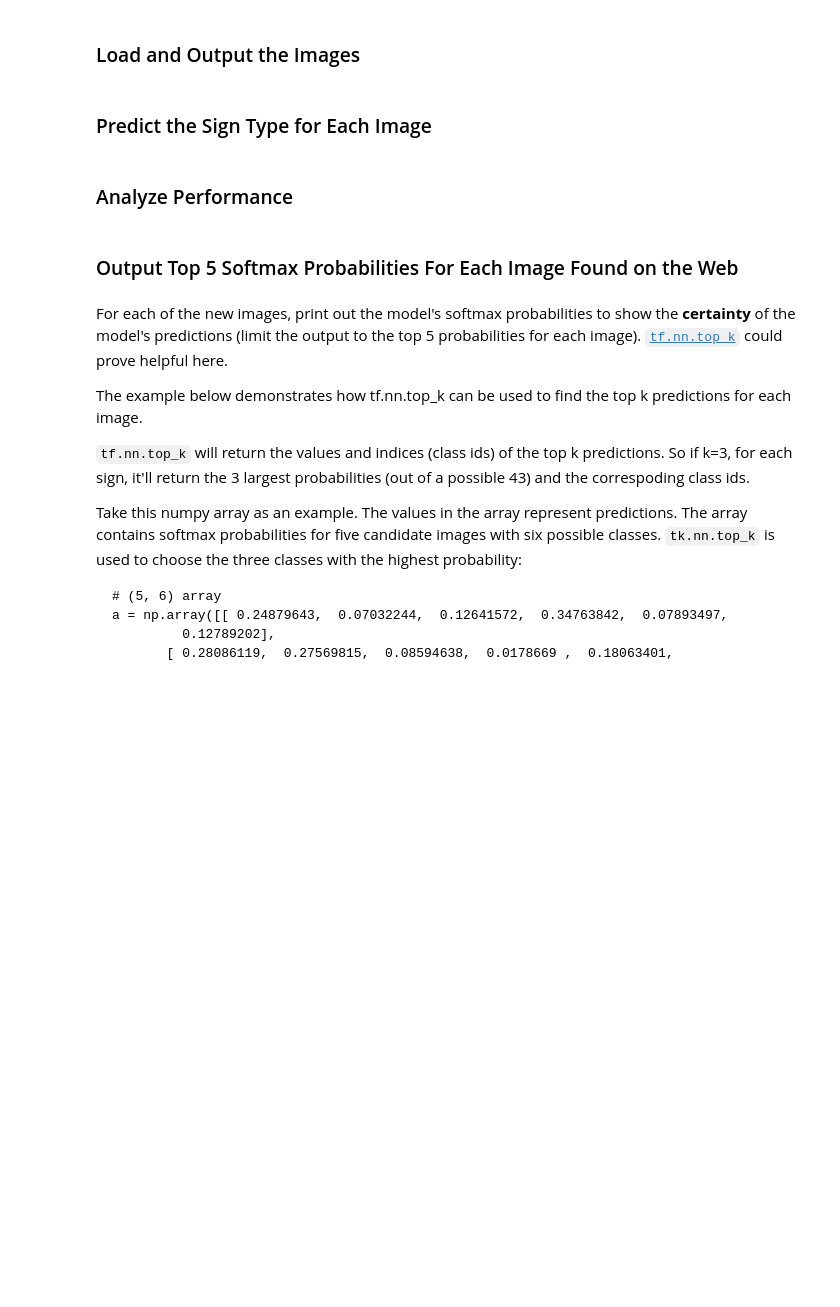
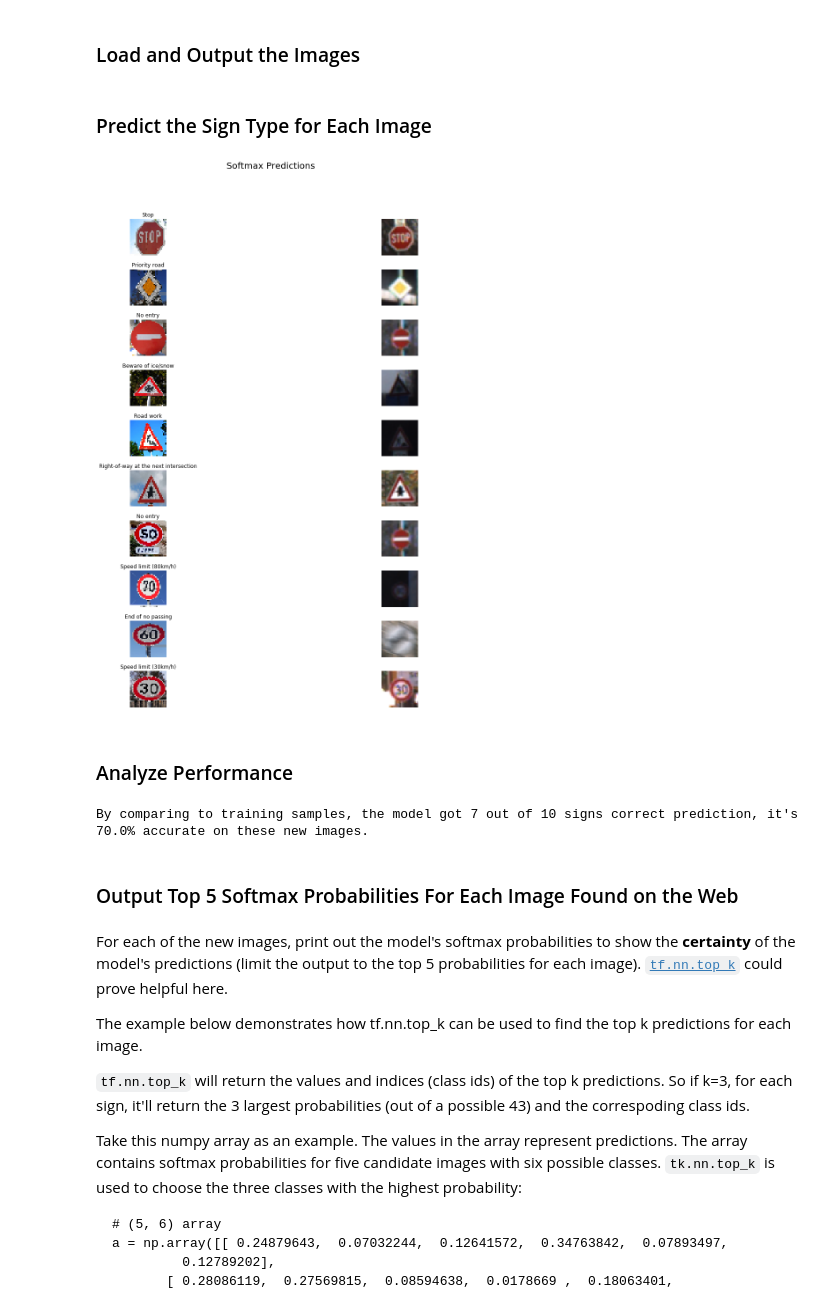
Before and after one commit to uneiao/CarND-Traffic-Sign-Classifier-Project, a Jupyter notebook: Traffic_Sign_Classifier.ipynb, the cells around one changed output. Drawn from its saved outputs; the diff is of its cells as text; code cells hidden in the pictures; blank space fills up the shorter version.

```diff
--- a/Traffic_Sign_Classifier.ipynb
+++ b/Traffic_Sign_Classifier.ipynb
@@ -181,3 +214,7 @@ def fully_connected(x, input_num, output_num):
+# %%
+# Accuracy
+correct_pred = tf.equal(tf.argmax(logits, 1), tf.argmax(one_hot_y, 1))
+accuracy = tf.reduce_mean(tf.cast(correct_pred, tf.float32), name='accuracy')
 # %% [markdown]
 ### Train, Validate and Test the Model
 # %% [markdown]
@@ -191,0 +282,8 @@ sets imply underfitting. A high accuracy on the training set but low accuracy on
+# %%
+with tf.Session() as sess:
+    saver.restore(sess, './traffic_sign_net')
+    acc = sess.run(accuracy, feed_dict={
+        x: X_test,
+        y: y_test,
+    })
+    print("Test Accuracy: %s" % (acc))
@@ -205,2 +337,10 @@ You may find `signnames.csv` useful as it contains mappings from the class id (i
+# %%
+import pandas as pd
+signnames = pd.read_csv("signnames.csv")
+signnames.head()
+
+label_names = {}
+for key, name in signnames.get_values():
+    label_names[key] = name
 # %% [markdown]
 ### Predict the Sign Type for Each Image
@@ -211,8 +347,50 @@ You may find `signnames.csv` useful as it contains mappings from the class id (i
+# %%
+### Run the predictions here and use the model to output the prediction for each image.
+### Make sure to pre-process the images with the same pre-processing pipeline used earlier.
+### Feel free to use as many code cells as needed.
+
+
+def plot_prediction_comparision(images, prediction, X_train, y_train, label_names):
+
+    fig, axies = plt.subplots(nrows=len(images), ncols=2, figsize=(16, 16))
+    fig.tight_layout()
+    fig.suptitle('Softmax Predictions', fontsize=20, y=1.1)
+
+    for ith, (image, p) in enumerate(zip(images, prediction)):
+        pred_names = label_names[p]
+
+        axies[ith][0].imshow(image)
+        axies[ith][0].set_title(pred_names)
+        axies[ith][0].set_axis_off()
+
+        for i in range(len(X_train)):
+            if y_train[i] == p:
+                axies[ith][1].imshow(X_train[i])
+                axies[ith][1].set_axis_off()
+                break
+
+
+with tf.Session() as sess:
+    saver.restore(sess, './traffic_sign_net')
+    new_test_prediction = sess.run(tf.argmax(logits, 1), feed_dict={x: X_new_test})
+    plot_prediction_comparision(
+        X_new_test, new_test_prediction, X_train, y_train, label_names)
+# %% [output]
+[figure, added]
 # %% [markdown]
 ### Analyze Performance
 # %%
 ### Calculate the accuracy for these 5 new images.
 ### For example, if the model predicted 1 out of 5 signs correctly, it's 20% accurate on these new images.
+
+def analysis(correct, total):
+    acc = float(correct) / total
+    print("By comparing to training samples, the model got %s out of %s signs correct prediction, "
+          "it's %s%% accurate on these new images." % (correct, total, acc * 100))
+
+analysis(7, 10)
+# %% [output]
+By comparing to training samples, the model got 7 out of 10 signs correct prediction, it's 70.0% accurate on these new images.
 # %% [markdown]
 ### Output Top 5 Softmax Probabilities For Each Image Found on the Web
 # %% [markdown]
```
Also changed, not shown: parts of 11 cells of this notebook.
